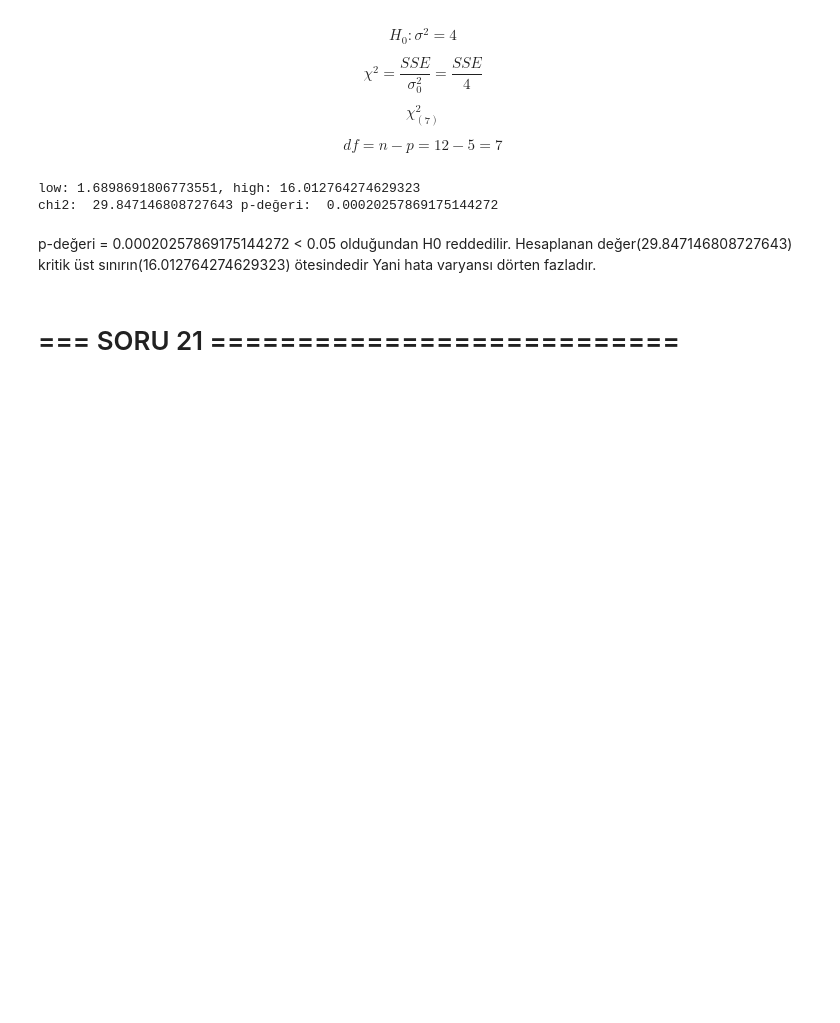
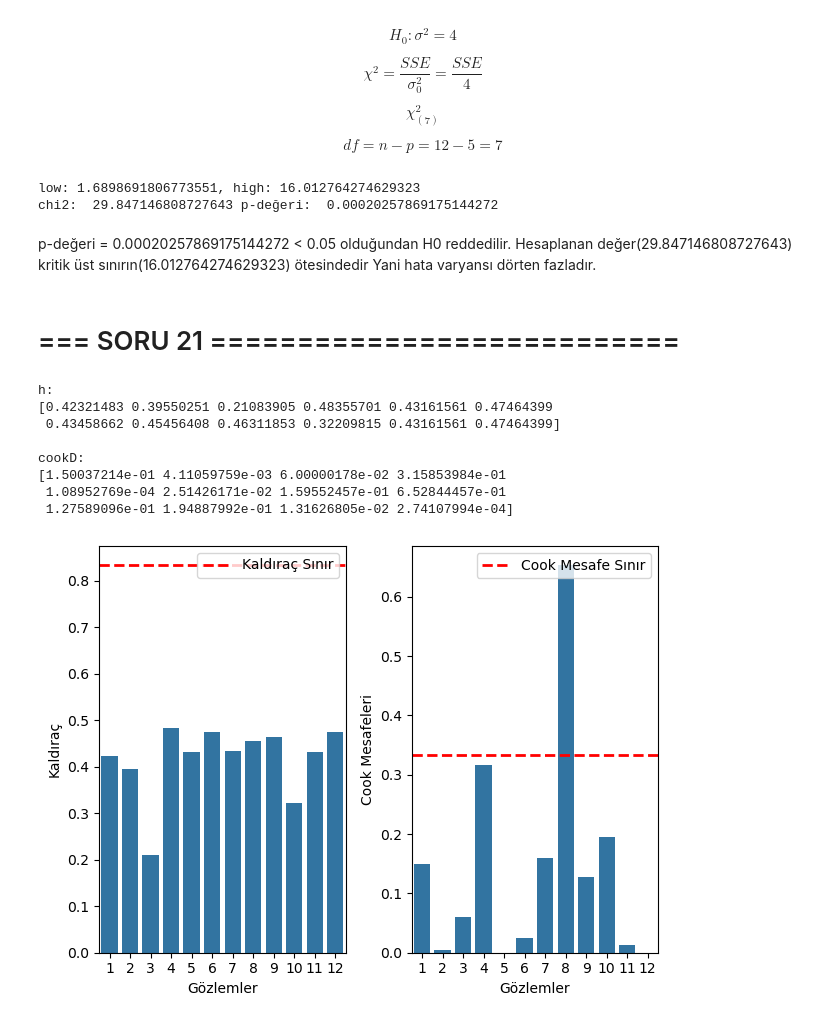
Before and after one commit to CODESOLE/lisansustu.d, a Jupyter notebook: uyg-reg/uyg-reg-vize.ipynb, the cells around one changed output. Saved outputs shown, nothing was run; the diff lists cells and outputs as text; code cells hidden in the pictures; blank space fills up the shorter version.

```diff
--- a/uyg-reg/uyg-reg-vize.ipynb
+++ b/uyg-reg/uyg-reg-vize.ipynb
@@ -536,3 +538,40 @@ chi2:  29.847146808727643 p-değeri:  0.00020257869175144272
 p-değeri = 0.00020257869175144272 < 0.05 olduğundan H0 reddedilir. Hesaplanan değer(29.847146808727643) kritik üst sınırın(16.012764274629323) ötesindedir Yani hata varyansı dörten fazladır.
 # %% [markdown]
 # === SORU 21 ===========================
+# %%
+H = X @ XtX_inv @ X.T
+h = np.diag(H)
+e = y - X @ betas
+t_dis = e/np.sqrt((SSE-e**2/(1-h))/(N-k-2))
+cookD = e**2*h/((k+1)*MSE*(1-h)**2); dffits = t_dis*np.sqrt(h/(1-h))
+
+# Sınırlar
+h_sinir = (2*p)/N
+cookD_sinir = k/N
+
+print(f"h:\n{h}\n")
+print(f"cookD:\n{cookD}")
+
+x_axis = np.linspace(1, 12, 12, dtype=np.int32)
+
+fig, axes = plt.subplots(1, 2)
+axes[0].axhline(y=h_sinir, color='red', linestyle='--', linewidth=2, label='Kaldıraç Sınır')
+axes[1].axhline(y=cookD_sinir, color='red', linestyle='--', linewidth=2, label='Cook Mesafe Sınır')
+axes[0].set_xlabel("Gözlemler")
+axes[0].set_ylabel("Kaldıraç")
+axes[1].set_ylabel("Cook Mesafeleri")
+axes[1].set_xlabel("Gözlemler")
+sns.barplot(x=x_axis, y=h, ax=axes[0])
+sns.barplot(x=x_axis, y=cookD, ax=axes[1])
+fig.tight_layout()
+plt.show()
+# %% [output]
+h:
+[0.42321483 0.39550251 0.21083905 0.48355701 0.43161561 0.47464399
+ 0.43458662 0.45456408 0.46311853 0.32209815 0.43161561 0.47464399]
+
+cookD:
+[1.50037214e-01 4.11059759e-03 6.00000178e-02 3.15853984e-01
+ 1.08952769e-04 2.51426171e-02 1.59552457e-01 6.52844457e-01
+ 1.27589096e-01 1.94887992e-01 1.31626805e-02 2.74107994e-04]
+[figure, added]
```
Also changed, not shown: parts of 1 cell of this notebook.
